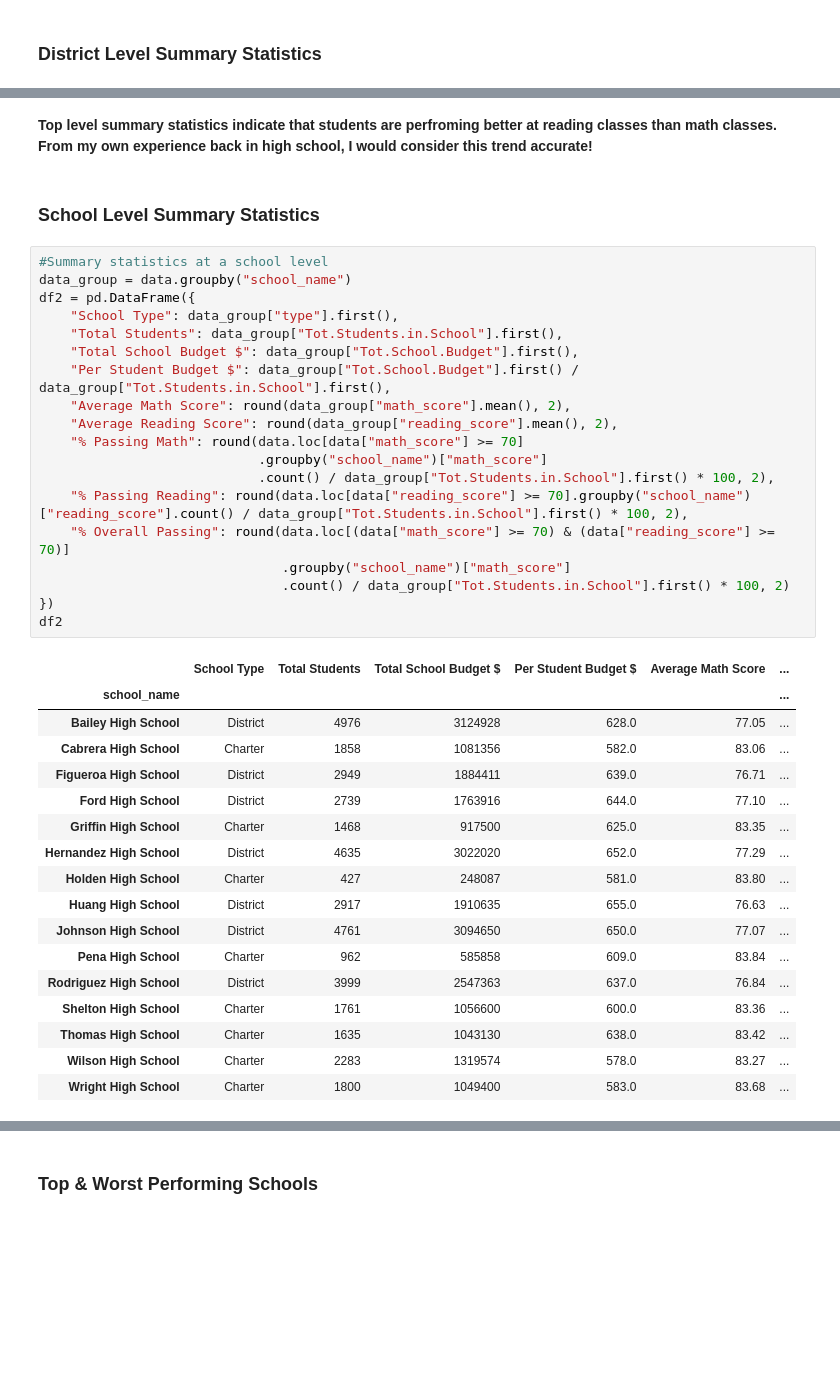
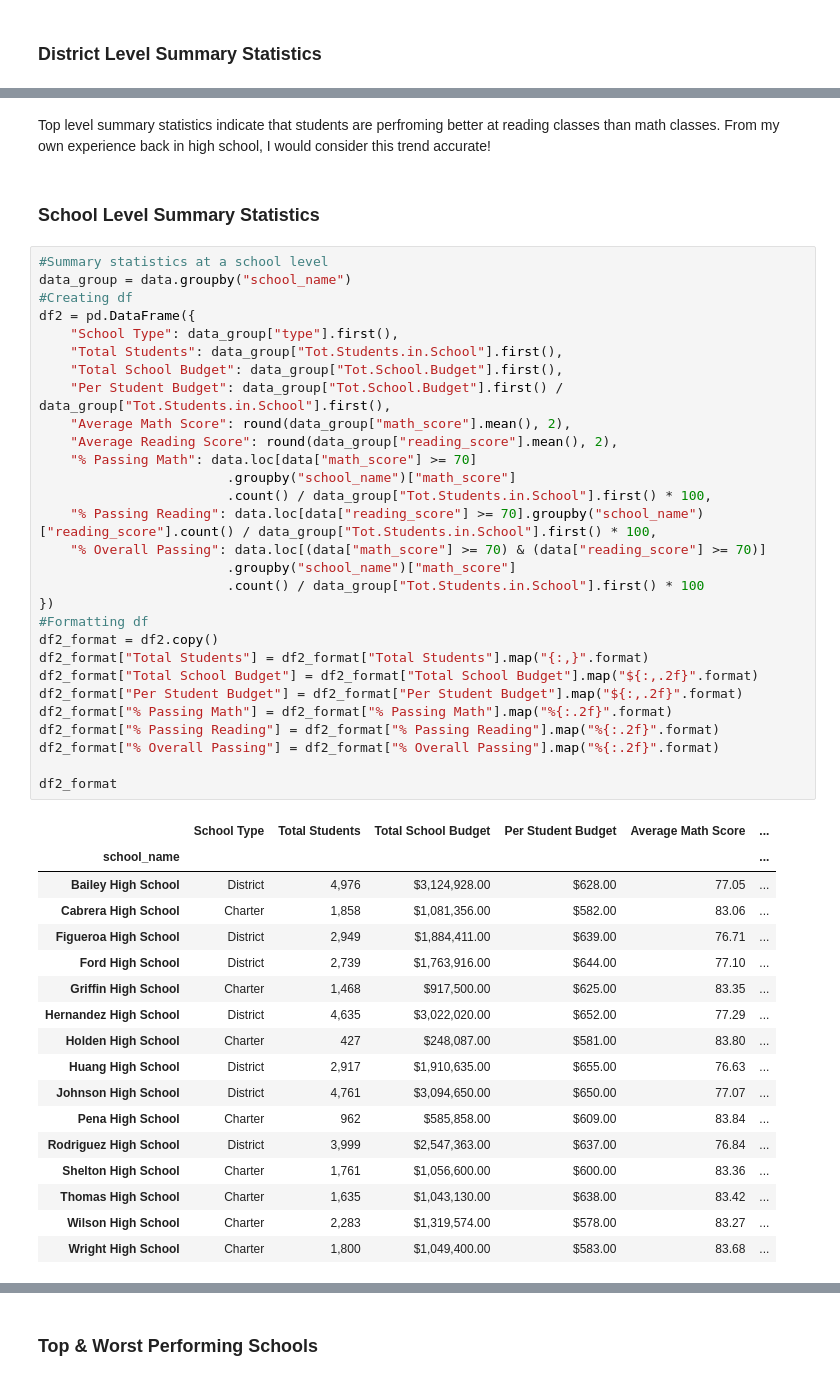
Before and after one commit to martinsingla/Challenge-Pandas, a Jupyter notebook: PyCitySchools/script.ipynb, the cells around one changed output, grey strips where cells are left out. Cells and saved outputs as stored; diff of their text form; blank space fills up the shorter version.

Commit message:
fnl tables

```diff
--- a/PyCitySchools/script.ipynb
+++ b/PyCitySchools/script.ipynb
@@ -71,42 +83,52 @@ df1
 # %% [markdown]
-__Top level summary statistics indicate that students are perfroming better at reading classes than math classes. From my own experience back in high school, I would consider this trend accurate!__
+Top level summary statistics indicate that students are perfroming better at reading classes than math classes. From my own experience back in high school, I would consider this trend accurate!
 # %% [markdown]
 ### School Level Summary Statistics
 # %%
 #Summary statistics at a school level
 data_group = data.groupby("school_name")
+#Creating df
 df2 = pd.DataFrame({
     "School Type": data_group["type"].first(),
     "Total Students": data_group["Tot.Students.in.School"].first(),
-    "Total School Budget $": data_group["Tot.School.Budget"].first(),
-    "Per Student Budget $": data_group["Tot.School.Budget"].first() / data_group["Tot.Students.in.School"].first(),
+    "Total School Budget": data_group["Tot.School.Budget"].first(),
+    "Per Student Budget": data_group["Tot.School.Budget"].first() / data_group["Tot.Students.in.School"].first(),
     "Average Math Score": round(data_group["math_score"].mean(), 2),
     "Average Reading Score": round(data_group["reading_score"].mean(), 2),
-    "% Passing Math": round(data.loc[data["math_score"] >= 70]
-                            .groupby("school_name")["math_score"]
-                            .count() / data_group["Tot.Students.in.School"].first() * 100, 2),
-    "% Passing Reading": round(data.loc[data["reading_score"] >= 70].groupby("school_name")["reading_score"].count() / data_group["Tot.Students.in.School"].first() * 100, 2),
-    "% Overall Passing": round(data.loc[(data["math_score"] >= 70) & (data["reading_score"] >= 70)]
-                               .groupby("school_name")["math_score"]
-                               .count() / data_group["Tot.Students.in.School"].first() * 100, 2)
+    "% Passing Math": data.loc[data["math_score"] >= 70]
+                        .groupby("school_name")["math_score"]
+                        .count() / data_group["Tot.Students.in.School"].first() * 100,
+    "% Passing Reading": data.loc[data["reading_score"] >= 70].groupby("school_name")["reading_score"].count() / data_group["Tot.Students.in.School"].first() * 100,
+    "% Overall Passing": data.loc[(data["math_score"] >= 70) & (data["reading_score"] >= 70)]
+                        .groupby("school_name")["math_score"]
+                        .count() / data_group["Tot.Students.in.School"].first() * 100
 })
-df2
+#Formatting df
+df2_format = df2.copy()
+df2_format["Total Students"] = df2_format["Total Students"].map("{:,}".format)
+df2_format["Total School Budget"] = df2_format["Total School Budget"].map("${:,.2f}".format)
+df2_format["Per Student Budget"] = df2_format["Per Student Budget"].map("${:,.2f}".format)
+df2_format["% Passing Math"] = df2_format["% Passing Math"].map("%{:.2f}".format)
+df2_format["% Passing Reading"] = df2_format["% Passing Reading"].map("%{:.2f}".format)
+df2_format["% Overall Passing"] = df2_format["% Overall Passing"].map("%{:.2f}".format)
+
+df2_format
 # %% [output]
-|  | School Type | Total Students | Total School Budget $ | Per Student Budget $ | Average Math Score | ... |
+|  | School Type | Total Students | Total School Budget | Per Student Budget | Average Math Score | ... |
 | school_name |  |  |  |  |  | ... |
-| Bailey High School | District | 4976 | 3124928 | 628.0 | 77.05 | ... |
-| Cabrera High School | Charter | 1858 | 1081356 | 582.0 | 83.06 | ... |
-| Figueroa High School | District | 2949 | 1884411 | 639.0 | 76.71 | ... |
-| Ford High School | District | 2739 | 1763916 | 644.0 | 77.10 | ... |
-| Griffin High School | Charter | 1468 | 917500 | 625.0 | 83.35 | ... |
-| Hernandez High School | District | 4635 | 3022020 | 652.0 | 77.29 | ... |
-| Holden High School | Charter | 427 | 248087 | 581.0 | 83.80 | ... |
-| Huang High School | District | 2917 | 1910635 | 655.0 | 76.63 | ... |
-| Johnson High School | District | 4761 | 3094650 | 650.0 | 77.07 | ... |
-| Pena High School | Charter | 962 | 585858 | 609.0 | 83.84 | ... |
-| Rodriguez High School | District | 3999 | 2547363 | 637.0 | 76.84 | ... |
-| Shelton High School | Charter | 1761 | 1056600 | 600.0 | 83.36 | ... |
-| Thomas High School | Charter | 1635 | 1043130 | 638.0 | 83.42 | ... |
-| Wilson High School | Charter | 2283 | 1319574 | 578.0 | 83.27 | ... |
-| Wright High School | Charter | 1800 | 1049400 | 583.0 | 83.68 | ... |
+| Bailey High School | District | 4,976 | $3,124,928.00 | $628.00 | 77.05 | ... |
+| Cabrera High School | Charter | 1,858 | $1,081,356.00 | $582.00 | 83.06 | ... |
+| Figueroa High School | District | 2,949 | $1,884,411.00 | $639.00 | 76.71 | ... |
+| Ford High School | District | 2,739 | $1,763,916.00 | $644.00 | 77.10 | ... |
+| Griffin High School | Charter | 1,468 | $917,500.00 | $625.00 | 83.35 | ... |
+| Hernandez High School | District | 4,635 | $3,022,020.00 | $652.00 | 77.29 | ... |
+| Holden High School | Charter | 427 | $248,087.00 | $581.00 | 83.80 | ... |
+| Huang High School | District | 2,917 | $1,910,635.00 | $655.00 | 76.63 | ... |
+| Johnson High School | District | 4,761 | $3,094,650.00 | $650.00 | 77.07 | ... |
+| Pena High School | Charter | 962 | $585,858.00 | $609.00 | 83.84 | ... |
+| Rodriguez High School | District | 3,999 | $2,547,363.00 | $637.00 | 76.84 | ... |
+| Shelton High School | Charter | 1,761 | $1,056,600.00 | $600.00 | 83.36 | ... |
+| Thomas High School | Charter | 1,635 | $1,043,130.00 | $638.00 | 83.42 | ... |
+| Wilson High School | Charter | 2,283 | $1,319,574.00 | $578.00 | 83.27 | ... |
+| Wright High School | Charter | 1,800 | $1,049,400.00 | $583.00 | 83.68 | ... |
 # %% [markdown]
```
Also changed, not shown: parts of 17 cells of this notebook.
